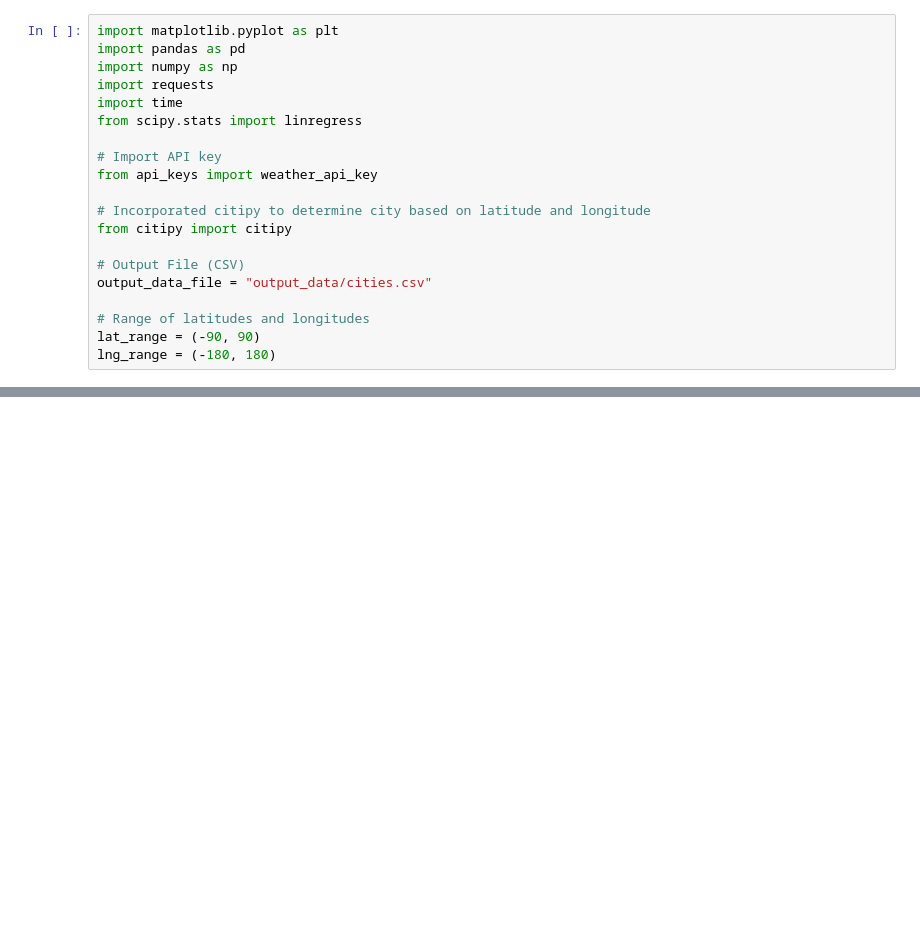
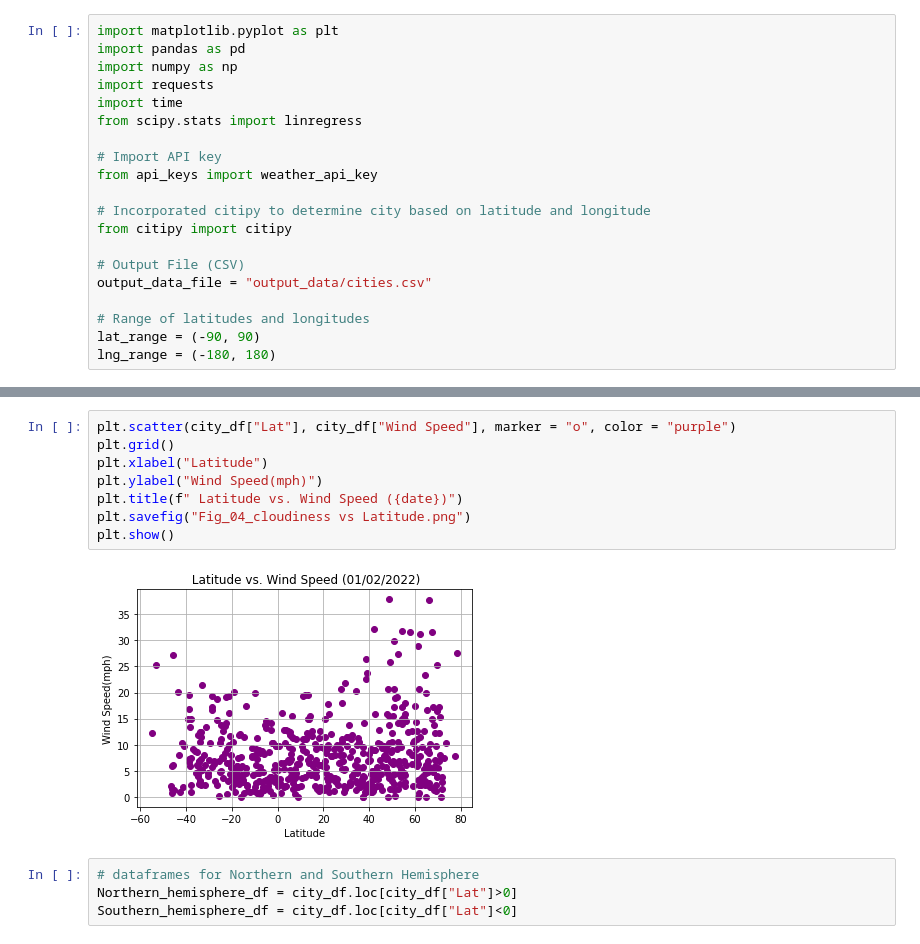
Before and after one commit to Coder11112014/python-api-challenge, a Jupyter notebook: WeatherPy/WeatherPy.ipynb, the cells around one changed output, grey strips where cells are left out. Cells and saved outputs as stored; diff of their text form; blank space fills up the shorter version.

```diff
--- a/WeatherPy/WeatherPy.ipynb
+++ b/WeatherPy/WeatherPy.ipynb
@@ -41,0 +184,14 @@ len(cities)
+# %%
+plt.scatter(city_df["Lat"], city_df["Wind Speed"], marker = "o", color = "purple")
+plt.grid()
+plt.xlabel("Latitude")
+plt.ylabel("Wind Speed(mph)")
+plt.title(f" Latitude vs. Wind Speed ({date})")
+plt.savefig("Fig_04_cloudiness vs Latitude.png")
+plt.show()
+# %% [output]
+[figure, added]
+# %%
+# dataframes for Northern and Southern Hemisphere
+Northern_hemisphere_df = city_df.loc[city_df["Lat"]>0]
+Southern_hemisphere_df = city_df.loc[city_df["Lat"]<0]
```
Also changed, not shown: parts of 25 cells of this notebook, 6 other files.
